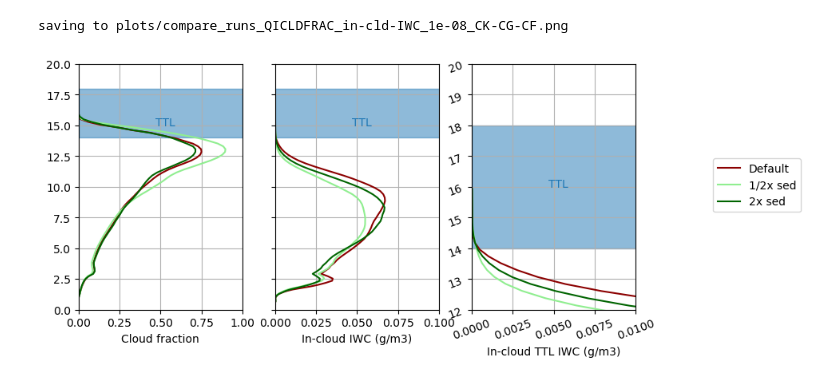
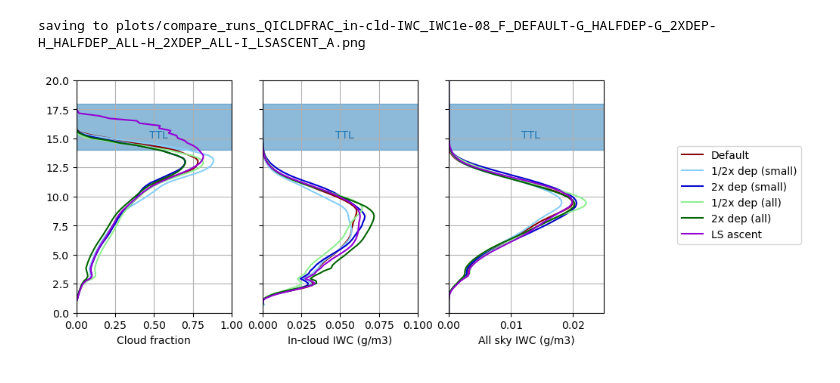
Before and after one commit to smturbev/scmlib, a Jupyter notebook: DP_diagnostics/notebooks/compare_runs.ipynb, the cells around one changed output. Drawn from its saved outputs; the diff is of its cells as text; code cells hidden in the pictures.

```diff
--- a/DP_diagnostics/notebooks/compare_runs.ipynb
+++ b/DP_diagnostics/notebooks/compare_runs.ipynb
@@ -120,18 +141,20 @@ plt.show()
 # %%
 # 2D comparisons (like in comp_rcemip)
 #### user input ####
-plot_type="rad" #options: "rad" for radiation, "water" for hydrometeors
+plot_type="water" #options: "rad" for radiation, "water" for hydrometeors
 plot=True
+runs2 = ["g_halfsed","g_2xsed"]
+run_names2 = ["1/2x sed", "2x sed"]
 #### end user input ####
 var_list_rad = ["RSFC", "RSFCC","RTOA","RTOAC","RNET","RNETC","OLR","ASR","QOCN","LHF","SHF"]
 var_list_water = ["PW","PR","LWP","IWP","WVP"]
 fig, ax = plt.subplots(1,1,figsize=(6,4))
 savename=plot_type+"_"
-for i in range(len(runs)):
+for i in range(len(runs2)):
     ds = xr.open_dataset(run_dir+"scream_dp_RCE_SMALL_3km_{}/run/scream_dp_RCE_SMALL_3km_{}.eam.h1.2000-01-01-00000.nc".format(runs[i],runs[i]))
     ds = ds.isel(time=slice(-nt, -1))
     var_dict = {}
-    savename = savename + runs[i][-2:] + "-"
+    savename = savename + runs2[i][-3:] + "-"
     if plot_type=="rad":
         # rsfc, the net radiative flux at the sfc (SW-LW)
         var_dict["RSFC"] = (ds["FSNS"]-ds["FLNS"]).mean()
@@ -175,15 +198,15 @@ for i in range(len(runs)):
     for j in range(len(var_list)):
         ci = "C0" if i==0 else "C1"
         if j==0:
-            ax.bar(j+(i/len(runs)),var_dict[var_list[j]], color=ci, width=0.5, label=run_names[i])
+            ax.bar(j+(i/len(runs2)),var_dict[var_list[j]], color=ci, width=0.5, label=run_names2[i])
         else:
             if (plot_type=="water") & (j>1):
-                axt.bar(j+(i/len(runs)),var_dict[var_list[j]], color=ci, width=0.5)
+                axt.bar(j+(i/len(runs2)),var_dict[var_list[j]], color=ci, width=0.5)
                 axt.set_yscale("log")
                 axt.axvline(1.75, color='k')
                 axt.set_ylim([1e-2,3e-1])
             else:
-                ax.bar(j+(i/len(runs)),var_dict[var_list[j]], color=ci, width=0.5)
+                ax.bar(j+(i/len(runs2)),var_dict[var_list[j]], color=ci, width=0.5)
 ax.set_xticks(np.arange(0.25,len(var_list),1), var_list)
 ax.set_xticks(np.arange(-0.25,len(var_list),1), minor=True)
 ax.tick_params(axis='x', labelrotation=30)
@@ -201,9 +230,9 @@ save as plots/compare_runs_rad_cj-ci.png
 # runs = ["ck","ch"]
 
 fig, ax = plt.subplots(1,3, figsize=(9,4))
-xmaxs = [1,0.1,1e-2]
+xmaxs = [1,0.1,0.025]
 qsmall=1e-8 #kg/kg
-savename="QICLDFRAC_in-cld-IWC_"+str(qsmall)+"_"
+savename="QICLDFRAC_in-cld-IWC_IWC"+str(qsmall)+"_"
 for i in range(len(runs)):
     ### get cloud fraction and in-cloud mean IWC
 
@@ -220,48 +249,50 @@ for i in range(len(runs)):
         ### defined by qsmall QI
         cld_frac = np.mean(np.where(ds.CLDICE>qsmall,1,0), axis=(0,2))
         incld_iwc = ds.IWC.where(ds.CLDICE>qsmall).mean(dim=["time","ncol"])
+        iwc = ds.IWC.mean(dim=["time","ncol"])
         del ds
     else:
         ### defined by model output of cloud fraction CLOUD
         cld_frac = ds.CLOUD.mean(dim=["time","ncol"])
         incld_iwc = ds.IWC.where(ds.CLOUD==1).mean(dim=["time","ncol"])
         del ds
-    if i==color_hi or i==0 or i==color_hi1:
-        c = colors[i]
-        a = 1
-        savename = savename + runs[i].upper()+"-"
-    else:
-        c = "gray"
-        a = 0.3
-        savename = savename + runs[i].lower()+"-"
+    # if i==color_hi or i==0 or i==color_hi1:
+    c = colors[i]
+    a = 1
+    savename = savename + runs[i].upper()+"-"
+    # else:
+    #     c = "gray"
+    #     a = 0.3
+    #     savename = savename + runs[i].lower()+"-"
     ### plot cld fraction, in-cld iwc, ttl in cld iwc
     ax[0].plot(cld_frac, z, color=c, alpha=a, label=run_names[i])
     ax[1].plot(incld_iwc*1000, z, color=c, alpha=a)
-    ax[2].plot(incld_iwc*1000, z, color=c, alpha=a)
+    # ax[2].plot(incld_iwc*1000, z, color=c, alpha=a)
+    ax[2].plot(iwc*1000, z, color=c, alpha=a)
     xmaxs = np.max(np.array([xmaxs,[cld_frac.max(), incld_iwc.max(),incld_iwc[28:65].max()]]), axis=0)
 
 ax[0].set_xlabel("Cloud fraction")
 ax[1].set_xlabel("In-cloud IWC (g/m3)")
-ax[2].set_xlabel("In-cloud TTL IWC (g/m3)")
+ax[2].set_xlabel("All sky IWC (g/m3)")
+# ax[2].set_xlabel("In-cloud TTL IWC (g/m3)")
 
 for j in range(3):
     ax[j].grid(True)
     ax[j].fill_between([0, 1], 14, 18, color="C0", alpha=0.5)
-    if j==2:
+    if j==-1:
         ax[j].annotate("TTL", color="C0", xy=(0.47,0.5), xycoords="axes fraction")
         ax[j].set_ylim([12,20])
     else:
         ax[j].annotate("TTL", color="C0", xy=(0.47,0.75), xycoords="axes fraction")
         ax[j].set_ylim([0,20])
-ax[0].set_xlim([0,xmaxs[0]])
-ax[1].set_xlim([0,xmaxs[1]])
-ax[2].set_xlim([0,xmaxs[2]])
+    ax[j].set_xlim([0,xmaxs[j]])
 ax[1].set_yticklabels([])
-ax[2].tick_params(labelrotation=20)
+ax[2].set_yticklabels([])
+# ax[2].tick_params(labelrotation=20)
 fig.legend(loc=6, bbox_to_anchor=(1.0, 0.5))
 print("saving to plots/compare_runs_{}.png".format(savename[:-1]))
 plt.savefig("plots/compare_runs_{}.png".format(savename[:-1]), dpi=120, bbox_inches="tight",pad_inches=1)
 plt.show()
 # %% [output]
-saving to plots/compare_runs_QICLDFRAC_in-cld-IWC_1e-08_CK-CG-CF.png
+saving to plots/compare_runs_QICLDFRAC_in-cld-IWC_IWC1e-08_F_DEFAULT-G_HALFDEP-G_2XDEP-H_HALFDEP_ALL-H_2XDEP_ALL-I_LSASCENT_A.png
-[figure, old version]
+[figure, new version]
```
Also changed, not shown: parts of 7 cells of this notebook, 4 other files.
